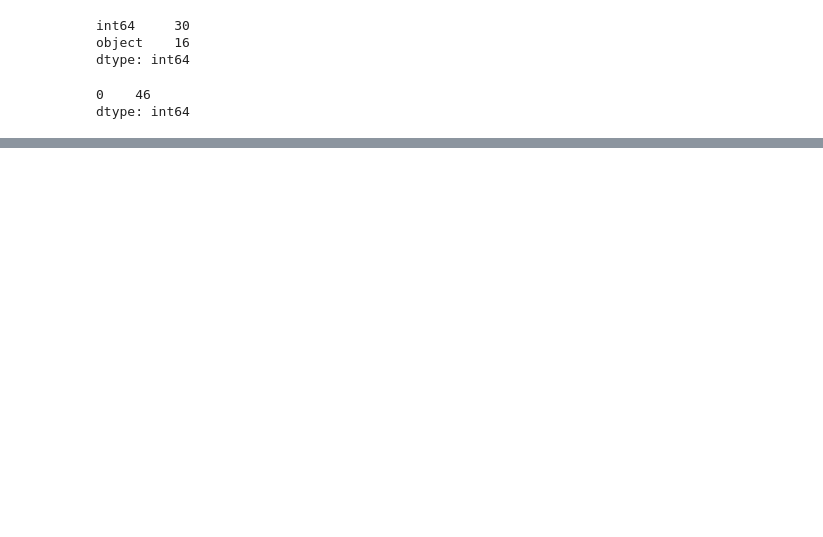
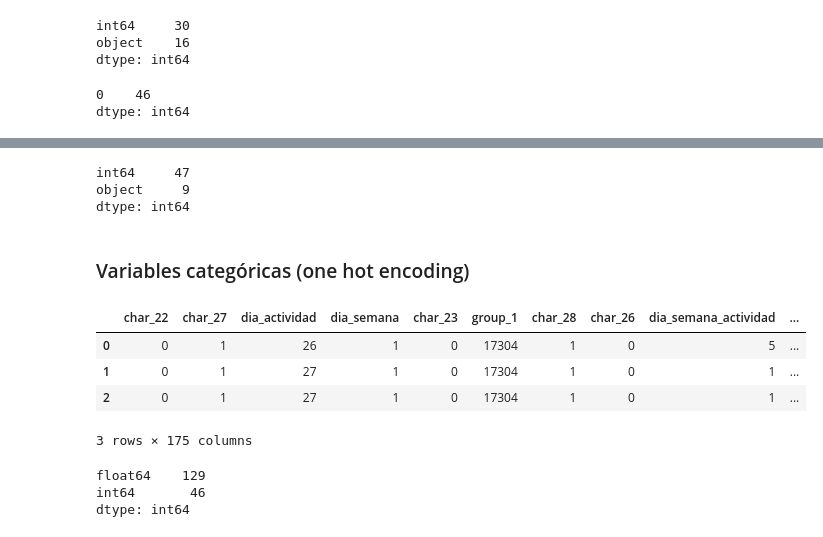
Before and after one commit to HectorFranc/keras-scikit, a Jupyter notebook: 3_Clasificacion_binaria.ipynb, the cells around one changed output, grey strips where cells are left out. Cells and saved outputs as stored; diff of their text form; code cells hidden in the pictures; blank space fills up the shorter version.

Commit message:
Conversión de tipos de variables

```diff
--- a/3_Clasificacion_binaria.ipynb
+++ b/3_Clasificacion_binaria.ipynb
@@ -150,0 +200,14 @@ dtype: int64
+# %%
+consolidado['semana'] = consolidado['date'].dt.week
+consolidado['mes'] = consolidado['date'].dt.month
+consolidado['trimestre'] = consolidado['date'].dt.quarter
+consolidado['año'] = consolidado['date'].dt.year
+# %%
+consolidado['fecha_actividad'] = pd.to_datetime(consolidado['fecha_actividad'])
+
+consolidado['dia_actividad'] = consolidado['fecha_actividad'].dt.day
+consolidado['dia_semana_actividad'] = consolidado['fecha_actividad'].dt.weekday
+consolidado['semana_actividad'] = consolidado['fecha_actividad'].dt.week
+consolidado['mes_actividad'] = consolidado['fecha_actividad'].dt.month
+consolidado['trimestre_actividad'] = consolidado['fecha_actividad'].dt.quarter
+consolidado['año_actividad'] = consolidado['fecha_actividad'].dt.year
@@ -150,0 +217,8 @@ dtype: int64
+# %%
+consolidado.dtypes.value_counts()
+# %% [output]
+int64     47
+object     9
+dtype: int64
+# %% [markdown]
+### Variables categóricas (one hot encoding)
@@ -150,0 +227,27 @@ dtype: int64
+# %%
+numeric_columns = list(set(consolidado.select_dtypes('int64')) - set(['outcome']))
+categoric_columns = list(consolidado.select_dtypes('object'))
+
+objetivo = consolidado['outcome']
+variables_consolidadas = consolidado[numeric_columns]
+# %%
+categoric_values = consolidado[categoric_columns]
+enc = OneHotEncoder(sparse=False)
+categoric_values = pd.DataFrame(enc.fit_transform(categoric_values))
+categoric_values.columns = enc.get_feature_names(categoric_columns)
+
+variables_consolidadas = pd.concat([variables_consolidadas, categoric_values], axis=1)
+# %%
+variables_consolidadas.head(3)
+# %% [output]
+|  | char_22 | char_27 | dia_actividad | dia_semana | char_23 | group_1 | char_28 | char_26 | dia_semana_actividad | ... |
+| 0 | 0 | 1 | 26 | 1 | 0 | 17304 | 1 | 0 | 5 | ... |
+| 1 | 0 | 1 | 27 | 1 | 0 | 17304 | 1 | 0 | 1 | ... |
+| 2 | 0 | 1 | 27 | 1 | 0 | 17304 | 1 | 0 | 1 | ... |
+3 rows × 175 columns
+# %%
+variables_consolidadas.dtypes.value_counts()
+# %% [output]
+float64    129
+int64       46
+dtype: int64
```
Also changed, not shown: parts of 9 cells of this notebook.
